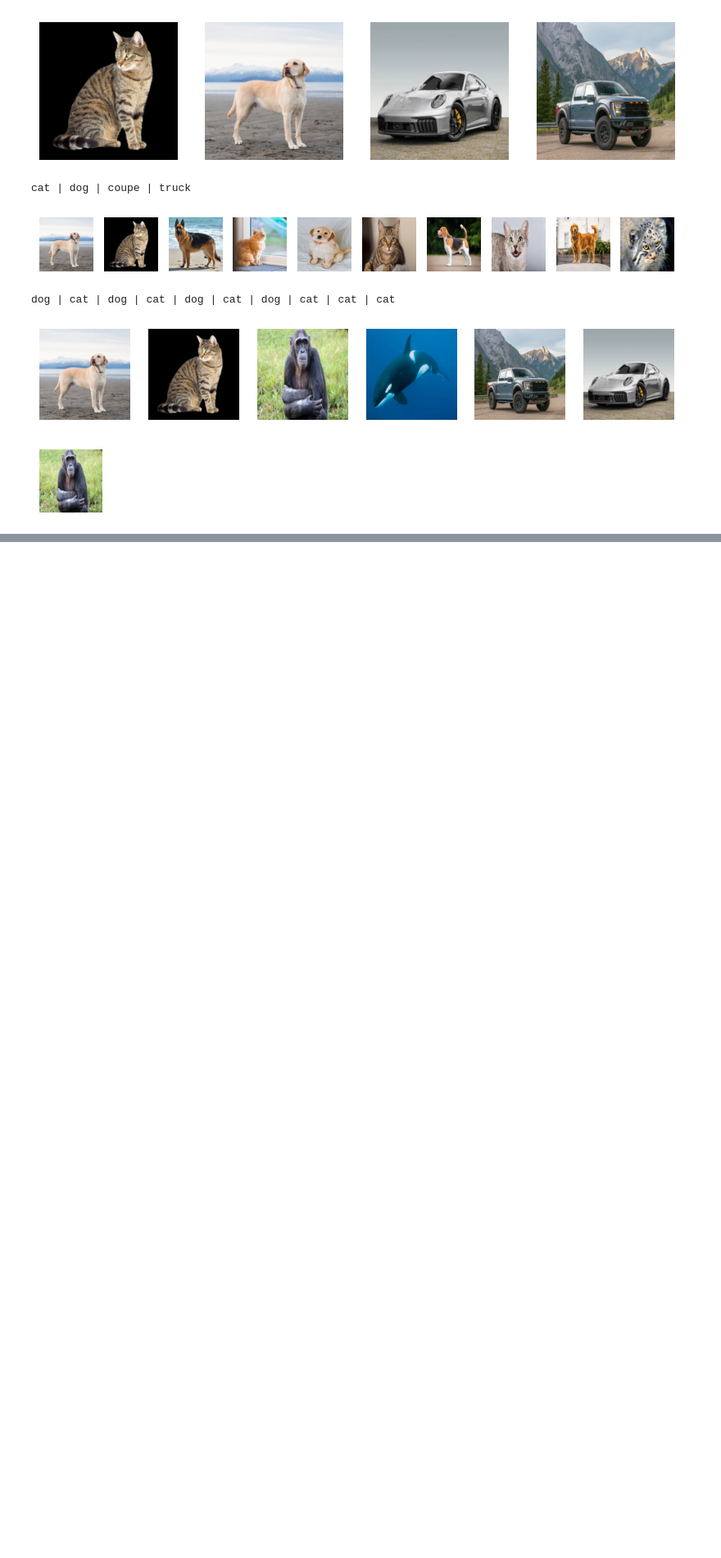
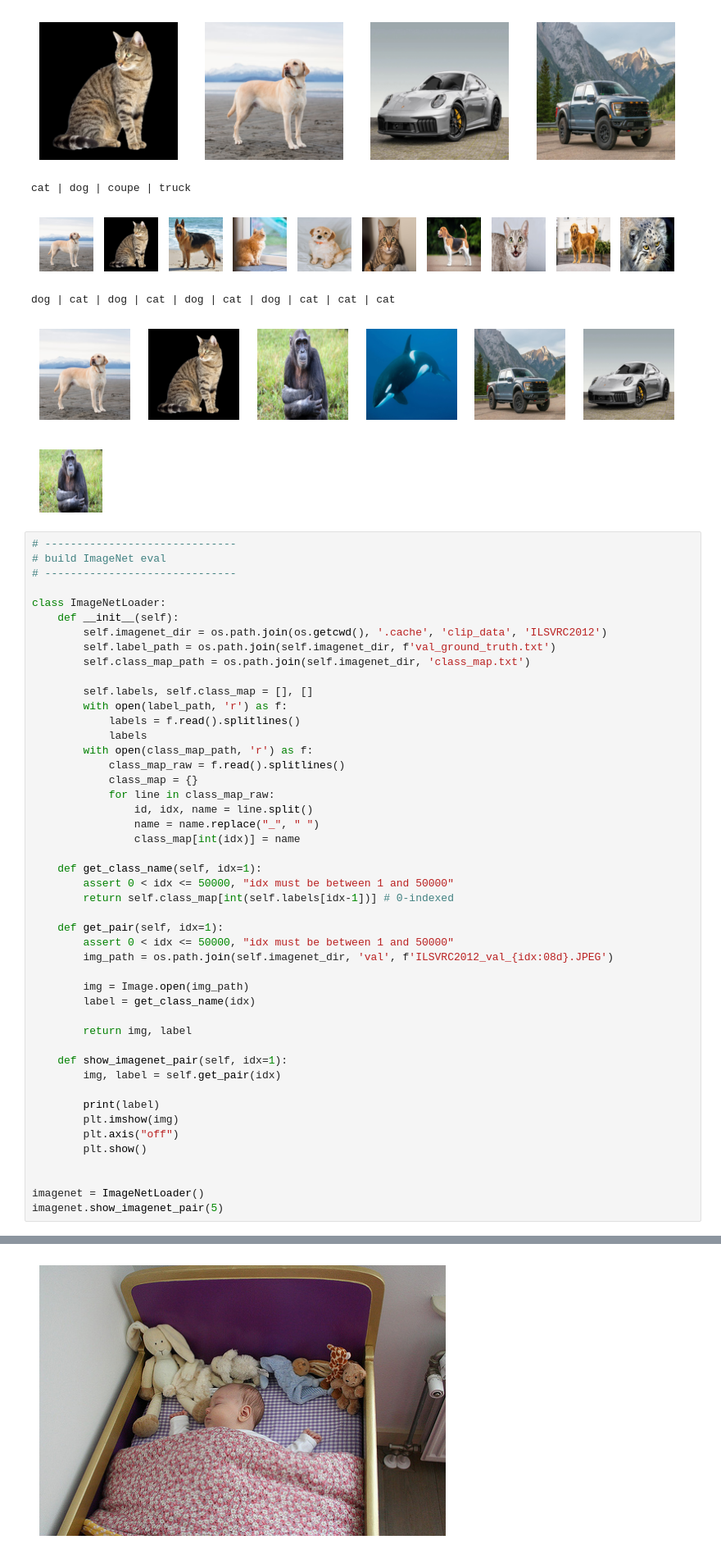
Before and after one commit to milan-kodali/clip, a Jupyter notebook: clip.ipynb, the cells around one changed output, grey strips where cells are left out. Shown at 82% size. Drawn from its saved outputs; the diff is of its cells as text; blank space fills up the shorter version.

Commit message:
WIP imagenet loader

```diff
--- a/clip.ipynb
+++ b/clip.ipynb
@@ -955,3 +955,51 @@ cat | dog | coupe | truck
 dog | cat | dog | cat | dog | cat | dog | cat | cat | cat
 [figure]
 [figure]
+# %%
+# ------------------------------
+# build ImageNet eval
+# ------------------------------
+
+class ImageNetLoader:
+    def __init__(self):
+        self.imagenet_dir = os.path.join(os.getcwd(), '.cache', 'clip_data', 'ILSVRC2012')
+        self.label_path = os.path.join(self.imagenet_dir, f'val_ground_truth.txt')
+        self.class_map_path = os.path.join(self.imagenet_dir, 'class_map.txt')
+
+        self.labels, self.class_map = [], []
+        with open(label_path, 'r') as f:
+            labels = f.read().splitlines()
+            labels
+        with open(class_map_path, 'r') as f:
+            class_map_raw = f.read().splitlines()
+            class_map = {}
+            for line in class_map_raw:
+                id, idx, name = line.split()
+                name = name.replace("_", " ")
+                class_map[int(idx)] = name
+
+    def get_class_name(self, idx=1):
+        assert 0 < idx <= 50000, "idx must be between 1 and 50000"
+        return self.class_map[int(self.labels[idx-1])] # 0-indexed
+
+    def get_pair(self, idx=1):
+        assert 0 < idx <= 50000, "idx must be between 1 and 50000"
+        img_path = os.path.join(self.imagenet_dir, 'val', f'ILSVRC2012_val_{idx:08d}.JPEG')
+
+        img = Image.open(img_path)
+        label = get_class_name(idx)
+
+        return img, label
+
+    def show_imagenet_pair(self, idx=1):
+        img, label = self.get_pair(idx)
+
+        print(label)
+        plt.imshow(img)
+        plt.axis("off")
+        plt.show()
+
+
+imagenet = ImageNetLoader()
+imagenet.show_imagenet_pair(5)
+# %% [output]
@@ -957,0 +1007 @@ dog | cat | dog | cat | dog | cat | dog | cat | cat | cat
+[figure, added]
```
Also changed, not shown: parts of 4 cells of this notebook.
